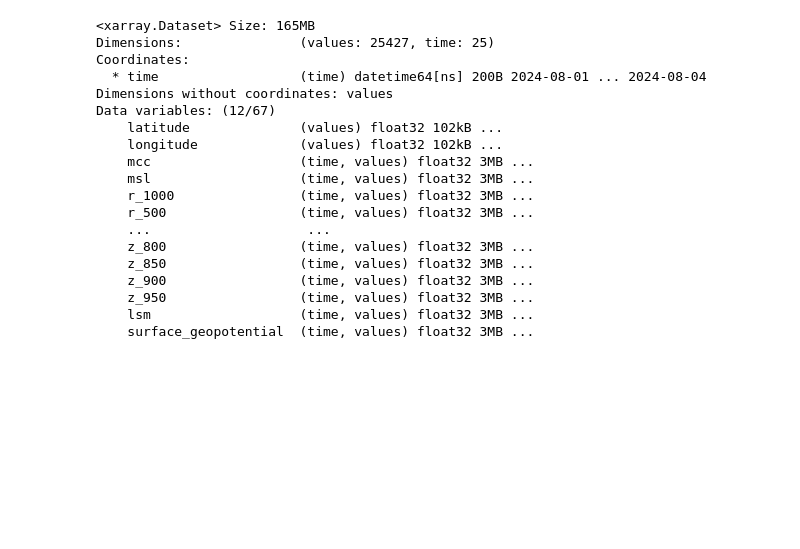
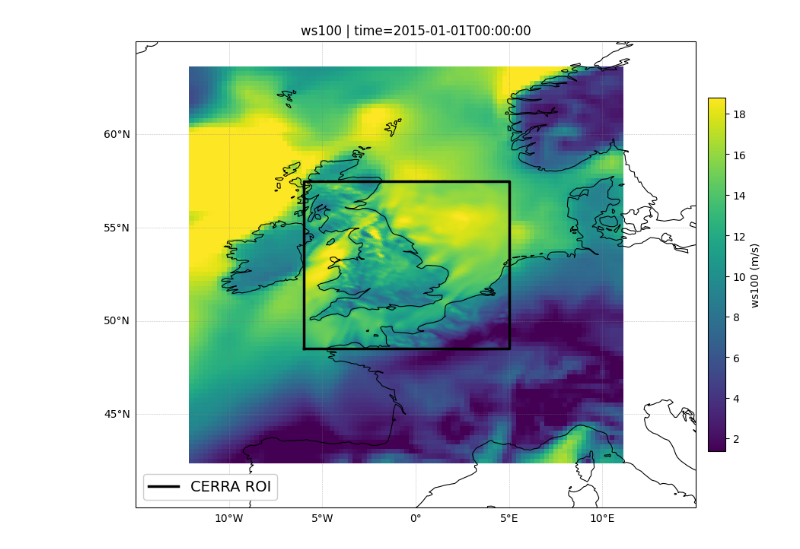
Before and after one commit to UAntwerpM4S/WindAI, a Jupyter notebook: data/inspect_data.ipynb, the cells around one changed output. Drawn from its saved outputs; the diff is of its cells as text; code cells hidden in the pictures; blank space fills up the shorter version.

```diff
--- a/data/inspect_data.ipynb
+++ b/data/inspect_data.ipynb
@@ -108,22 +16,4 @@ Data variables: (12/31)
-# %%
-xr.open_dataset("/mnt/weatherloss/WindPower/inference/CI/GraphTransformerNew/forecast_20240801000000.nc")
-# %% [output]
-<xarray.Dataset> Size: 165MB
-Dimensions:               (values: 25427, time: 25)
-Coordinates:
-  * time                  (time) datetime64[ns] 200B 2024-08-01 ... 2024-08-04
-Dimensions without coordinates: values
-Data variables: (12/67)
-    latitude              (values) float32 102kB ...
-    longitude             (values) float32 102kB ...
-    mcc                   (time, values) float32 3MB ...
-    msl                   (time, values) float32 3MB ...
-    r_1000                (time, values) float32 3MB ...
-    r_500                 (time, values) float32 3MB ...
-    ...                    ...
-    z_800                 (time, values) float32 3MB ...
-    z_850                 (time, values) float32 3MB ...
-    z_900                 (time, values) float32 3MB ...
-    z_950                 (time, values) float32 3MB ...
-    lsm                   (time, values) float32 3MB ...
-    surface_geopotential  (time, values) float32 3MB ...
+# %%
+era5   = open_dataset("EGU26/Anemoidatasets/era5_A2.zarr")
+cerra  = open_dataset("EGU26/Anemoidatasets/Cerra_A.zarr")
+erajan = open_dataset("EGU26/Anemoidatasets/era5_jan24_A.zarr")
@@ -129,0 +46,35 @@ Data variables: (12/67)
+# %%
+vmin = np.nanpercentile(np.concatenate([field_era5, field_cerra]), 2)
+vmax = np.nanpercentile(np.concatenate([field_era5, field_cerra]), 98)
+
+proj = ccrs.PlateCarree()
+fig, ax = plt.subplots(figsize=(10, 8), subplot_kw={"projection": proj})
+ax.set_extent([-15, 15, 40, 65], crs=proj)
+
+ax.scatter(lons_era5[outside], lats_era5[outside], c=field_era5[outside],
+           cmap="viridis", vmin=vmin, vmax=vmax,
+           s=20, marker="s", linewidths=0,
+           transform=proj, rasterized=True, zorder=2)
+
+sc = ax.scatter(lons_cerra, lats_cerra, c=field_cerra,
+                cmap="viridis", vmin=vmin, vmax=vmax,
+                s=4, marker="s", linewidths=0,
+                transform=proj, rasterized=True, zorder=3)
+
+ax.add_feature(cfeature.COASTLINE.with_scale("50m"), linewidth=0.8, edgecolor="black", zorder=4)
+
+gl = ax.gridlines(draw_labels=True, linewidth=0.4, color="grey", alpha=0.5, linestyle="--", zorder=3)
+gl.top_labels = False
+gl.right_labels = False
+
+ax.plot(box_lons, box_lats, color="black", linewidth=2.5, transform=proj, zorder=5)
+ax.legend(handles=[mlines.Line2D([], [], color="black", lw=2.5, label="CERRA ROI")],
+          loc="lower left", framealpha=1.0, fontsize=14)
+
+fig.colorbar(sc, ax=ax, fraction=0.03, pad=0.02, label=f"{variable_name} (m/s)",
+             shrink=1.0,      # height relative to axes (1.0 = full height)
+             aspect=20)
+ax.set_title(f"{variable_name} | time={timestamp}")
+plt.show()
+# %% [output]
+[figure, added]
```
Also changed, not shown: parts of 7 cells of this notebook, 17 other files.
